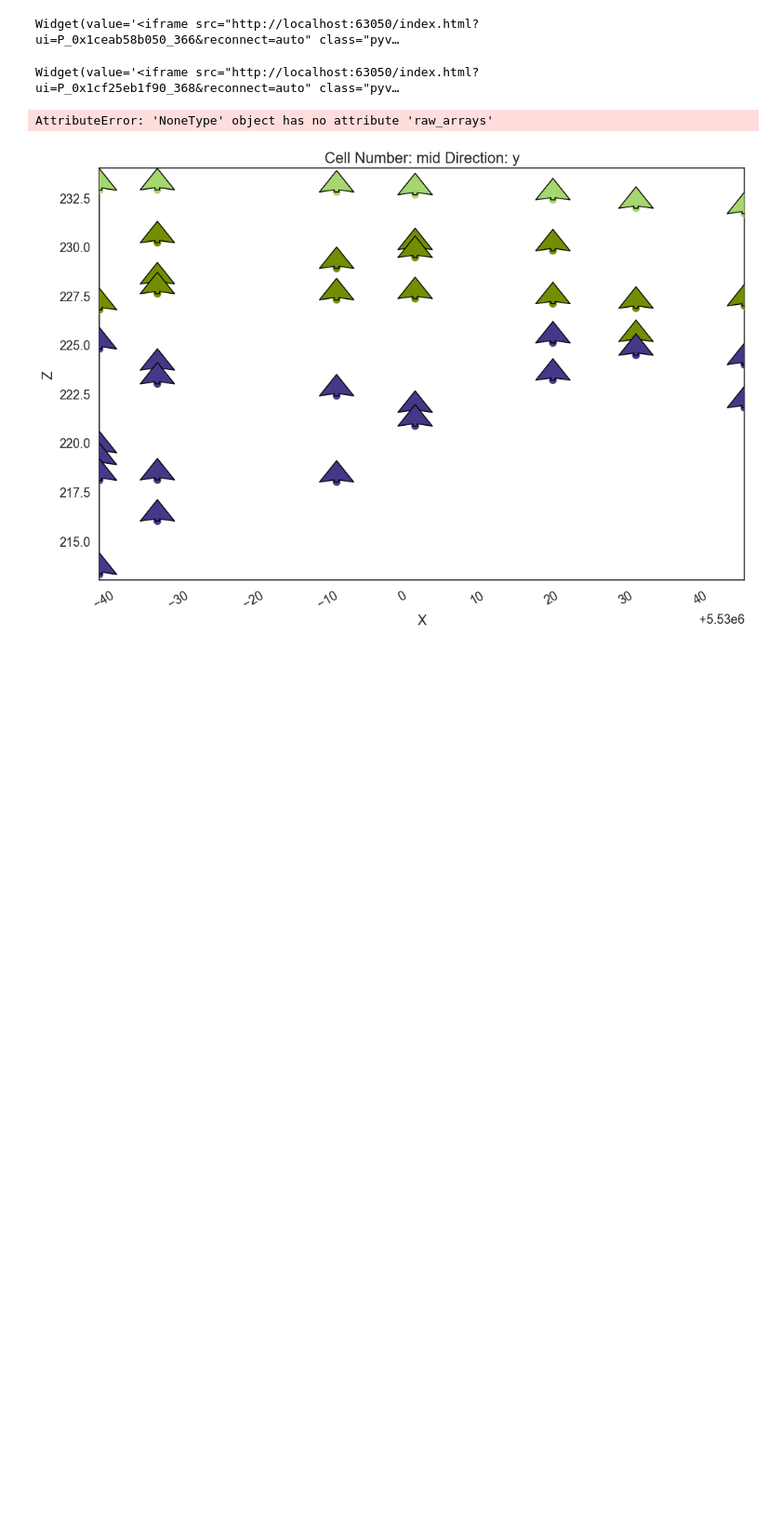
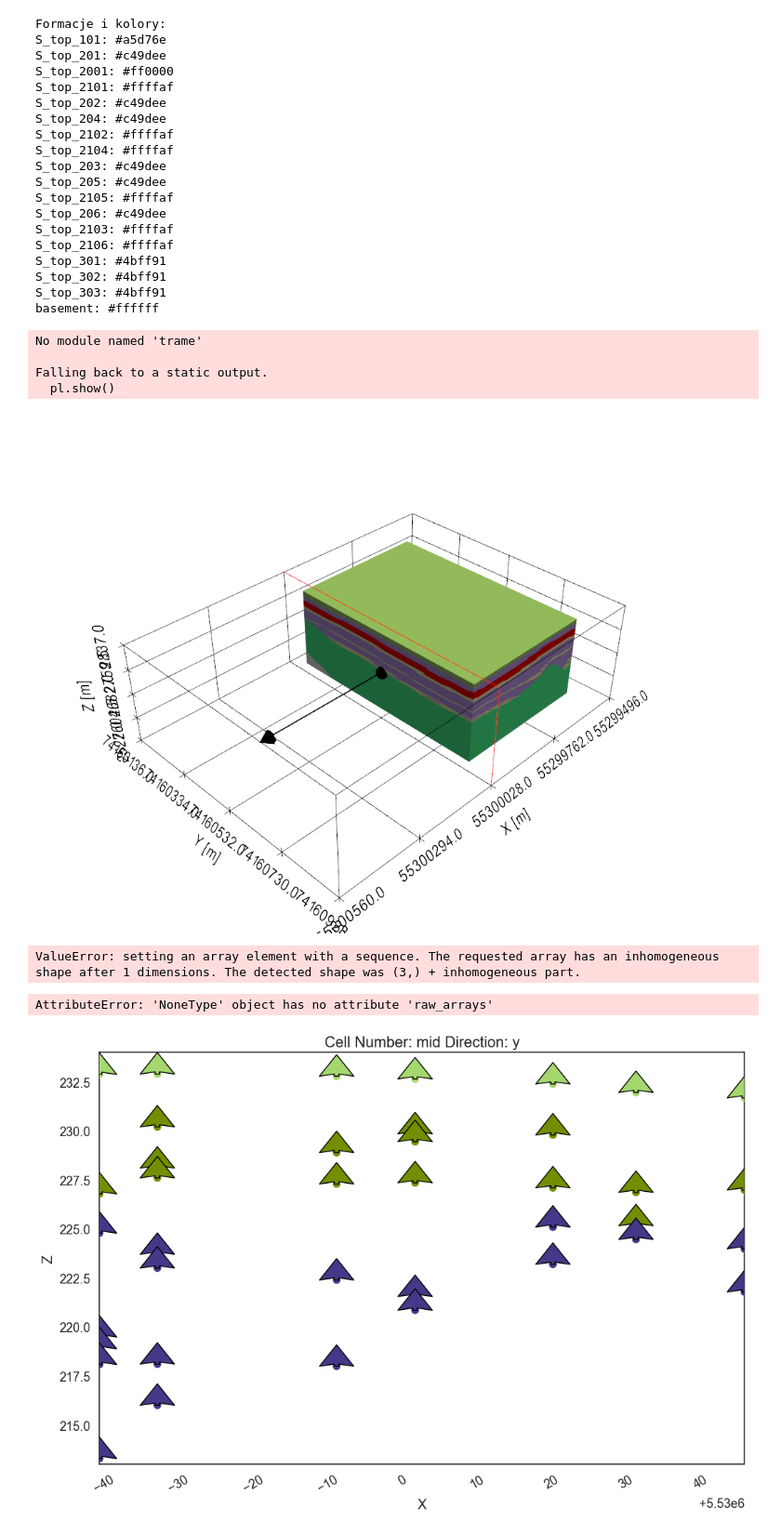
Before and after one commit to HinoYoseii/model_BDI, a Jupyter notebook: BDI_model.ipynb, the cells around one changed output. Shown at 93% size. Saved outputs shown, nothing was run; the diff lists cells and outputs as text; code cells hidden in the pictures; blank space fills up the shorter version.

```diff
--- a/BDI_model.ipynb
+++ b/BDI_model.ipynb
@@ -490,9 +775,9 @@ surfaces = geo_model.structural_frame.surfaces
 colors_hex = [s.color for s in surfaces]
 names = [s.name for s in surfaces]
 
-# print("Formacje i kolory:")
-# for n, c in zip(names, colors_hex):
-#     print(f"{n}: {c}")
+print("Formacje i kolory:")
+for n, c in zip(names, colors_hex):
+    print(f"{n}: {c}")
 
 colors_rgb = np.array(
     [mcolors.to_rgb(c) for c in colors_hex]
@@ -547,35 +832,58 @@ pl = pv.Plotter()
 
 # pl.add_volume(
 #     grid,
 #     scalars="lith_id",
 #     opacity="sigmoid",
 #     cmap="tab20"
 # )
 
 # pl.show()
 
 levels = np.unique(
     geo_model.solutions.raw_arrays.scalar_field_at_surface_points
 )
 
 surfaces_3d = grid.contour(
     isosurfaces=levels,
     scalars="scalar"
 )
 
 pl = pv.Plotter()
 
 pl.add_mesh(
     surfaces_3d,
     color="lightgray",
     opacity=1.0,
     show_edges=False
 )
 
 pl.show()
 # %% [output]
-Widget(value='<iframe src="http://localhost:63050/index.html?ui=P_0x1ceab58b050_366&reconnect=auto" class="pyv…
+Formacje i kolory:
+S_top_101: #a5d76e
+S_top_201: #c49dee
+S_top_2001: #ff0000
+S_top_2101: #ffffaf
+S_top_202: #c49dee
+S_top_204: #c49dee
+S_top_2102: #ffffaf
+S_top_2104: #ffffaf
+S_top_203: #c49dee
+S_top_205: #c49dee
+S_top_2105: #ffffaf
+S_top_206: #c49dee
+S_top_2103: #ffffaf
+S_top_2106: #ffffaf
+S_top_301: #4bff91
+S_top_302: #4bff91
+S_top_303: #4bff91
+basement: #ffffff
-Widget(value='<iframe src="http://localhost:63050/index.html?ui=P_0x1cf25eb1f90_368&reconnect=auto" class="pyv…
+No module named 'trame'
+
+Falling back to a static output.
+  pl.show()
+[figure, added]
+ValueError: setting an array element with a sequence. The requested array has an inhomogeneous shape after 1 dimensions. The detected shape was (3,) + inhomogeneous part.
 # %%
 gpv.plot_2d(geo_model, show_data=True, show_results=True)
 #  #wydruk przekroju z modelu za pomocą gpv
```
Also changed, not shown: parts of 6 cells of this notebook.
